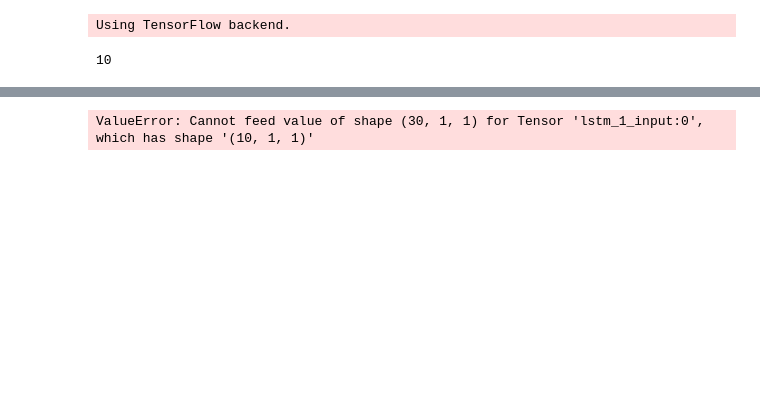
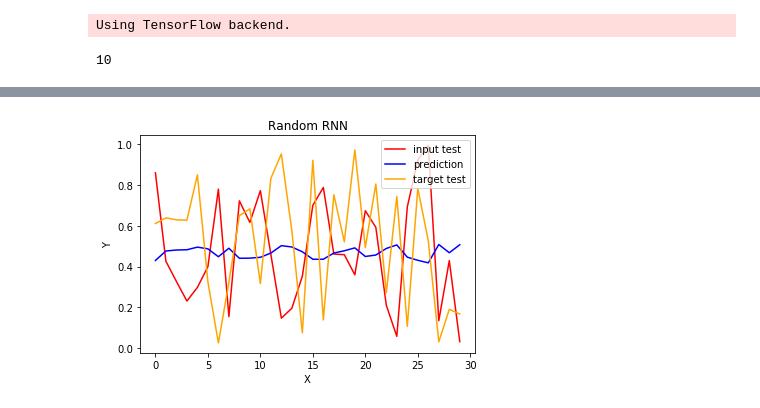
Before and after one commit to alucard001/RNN-Example, a Jupyter notebook: Keras RNN Example.ipynb, the cells around one changed output, grey strips where cells are left out. Cells and saved outputs as stored; diff of their text form; code cells hidden in the pictures; blank space fills up the shorter version.

```diff
--- a/Keras RNN Example.ipynb
+++ b/Keras RNN Example.ipynb
@@ -17,7 +17,7 @@ input_test , target_test  = values[70:, 0], values[70:, 1]
 input_train = input_train.reshape(len(input_train), 1, 1)
 input_test = input_test.reshape(len(input_test), 1, 1)
 # %%
-epochs = 10
+epochs = 500
 batchsize = 10
 timestep = 1
 input_dim = 1
@@ -28,9 +28,9 @@ batchsize
 # %%
 # Build model
 model = Sequential()
-model.add(LSTM(10, batch_input_shape=(batchsize, timestep, input_dim), return_sequences=True, stateful=True))
-model.add(LSTM(5, stateful=True))
-model.add(Dense(1))
+model.add(LSTM(32, activation='sigmoid', batch_input_shape=(batchsize, timestep, input_dim), return_sequences=True, stateful=True))
+model.add(LSTM(16, stateful=True))
+model.add(Dense(1, activation='tanh'))
 model.compile(optimizer='rmsprop',
               loss='mse', metrics=['accuracy'])
 # %%
@@ -62,9 +59,6 @@ Epoch 10/10
 # %%
 # new_values = np.random.random(100).reshape(100, 1, 1)
-
-predict = model.predict(input_test)
-
-from sklearn.metrics import confusion_matrix
-confusion_matrix(target_test, predict)
+predict = model.predict(input_test, batch_size=batchsize)
-# %% [output]
-ValueError: Cannot feed value of shape (30, 1, 1) for Tensor 'lstm_1_input:0', which has shape '(10, 1, 1)'
+# %%
+target_test = target_test.reshape(30, 1)
+# np.concatenate((predict, target_test), axis=1)
@@ -70,0 +67,11 @@ ValueError: Cannot feed value of shape (30, 1, 1) for Tensor 'lstm_1_input:0', w
+# %%
+plt.plot(input_test.reshape(30,1), color='red', label="input test")
+plt.plot(predict.reshape(30,1), color='blue', label="prediction")
+plt.plot(target_test.reshape(30,1), color='orange', label="target test")
+plt.title("Random RNN")
+plt.xlabel('X')
+plt.ylabel('Y')
+plt.legend()
+plt.show()
+# %% [output]
+[figure, added]
```
Also changed, not shown: parts of 2 cells of this notebook.
